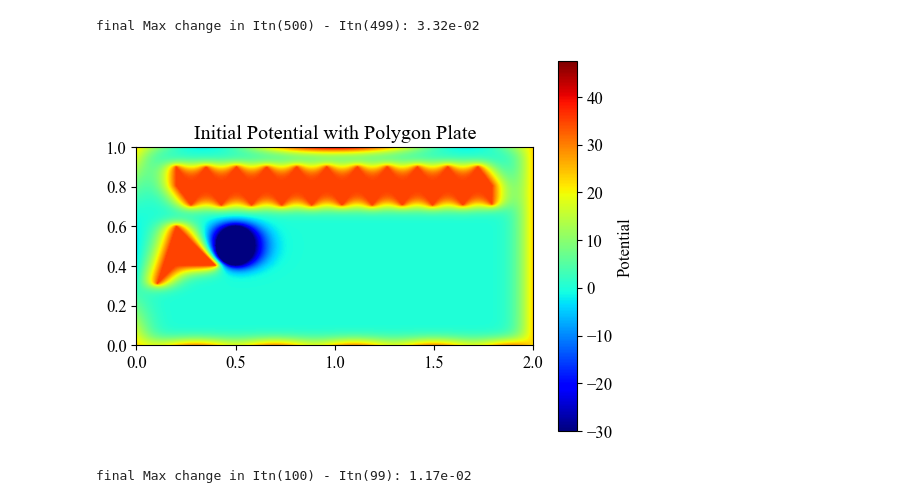
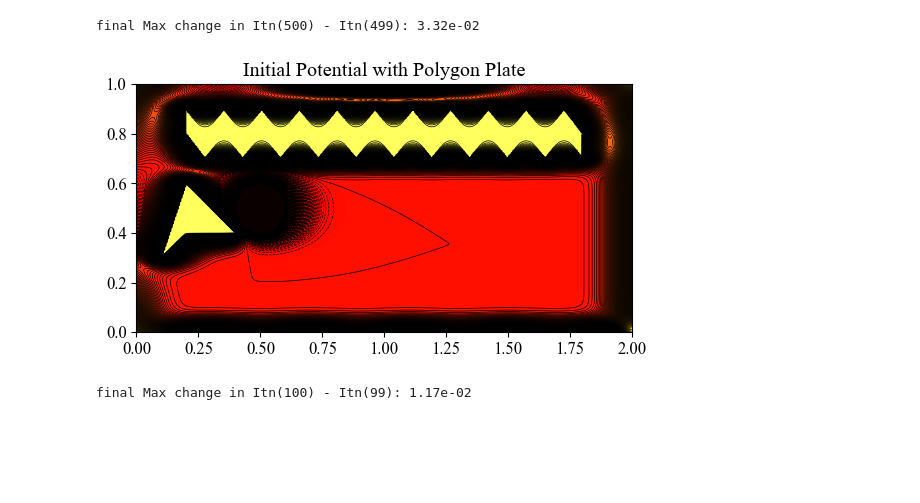
Before and after one commit to SAGAR-DAM/All_python_codes, a Jupyter notebook: Python Simulations/Potential (Laplace equation solve)/solve_laplace_in_2d.ipynb, the cells around one changed output. Drawn from its saved outputs; the diff is of its cells as text; code cells hidden in the pictures; blank space fills up the shorter version.

Commit message:
Potential solver

```diff
--- a/Python Simulations/Potential (Laplace equation solve)/solve_laplace_in_2d.ipynb
+++ b/Python Simulations/Potential (Laplace equation solve)/solve_laplace_in_2d.ipynb
@@ -220,36 +220,38 @@ x_plate2 = list(np.linspace(0.2, 1.8, 22))  # Use odd number for clean pairing
 y_plate2 = 0.8*np.ones(len(x_plate2))
 y_plate2[::2] +=0.1
 x_plate2.extend(x_plate2[::-1])
 y_plate2_bottom = list(y_plate2[::-1]-0.1)
 y_plate2 = list(y_plate2)
 y_plate2.extend(y_plate2_bottom)
 
 # Top zigzag path
 vertices_plate2 = [(x_plate2[i], y_plate2[i]) for i in range(len(x_plate2))]
 
 # Now you can create the polygon plate
 plate2 = polygon_plate(edges=vertices_plate2, potential=35)
 
 b_y0 = -5*np.sin(np.linspace(0,31.4159,100))
 b_x0 = 1*np.linspace(-5,5,100)**2-0.1*25
 b_y1 = -25*np.sin(np.linspace(0,3*3.14159,100))
 
 sim = Simulationbox2d(resolution_x=401, resolution_y=401, box_x=2, box_y=1,
                       b_y0=b_y0, b_x0 = b_x0, b_y1 = b_y1,
                       match_boundary=True, potential_given_on_boundary=True)
 
 sim.add_polygon_plate(plate1)
 sim.add_polygon_plate(plate2)
 sim.add_disk_plate(center=(0.5,0.5),radius=0.1,potential=-30)
 sim.solve(max_iterations=500)
 
-plt.imshow(sim.potential, origin='lower', cmap="jet",extent=[0,sim.box_x,0,sim.box_y])
-plt.colorbar(label='Potential')
+plt.imshow(sim.potential, origin='lower', cmap="hot",extent=[0,sim.box_x,0,sim.box_y])
+# Add contour lines (set number of levels with `levels`)
+contours = plt.contour(sim.xx, sim.yy, sim.potential, levels=300, colors='black', linewidths=0.5)
+# plt.colorbar(label='Potential')
 plt.title("Initial Potential with Polygon Plate")
 plt.show()
 # %% [output]
 final Max change in Itn(500) - Itn(499): 3.32e-02
-[figure, old version]
+[figure, new version]
 # %%
 # b_y0 = -5*np.sin(np.linspace(0,31.4159,100))
 # b_x0 = 1*np.linspace(-5,5,100)**2-0.1*25
```
Also changed, not shown: parts of 1 cell of this notebook, 1 other file.
